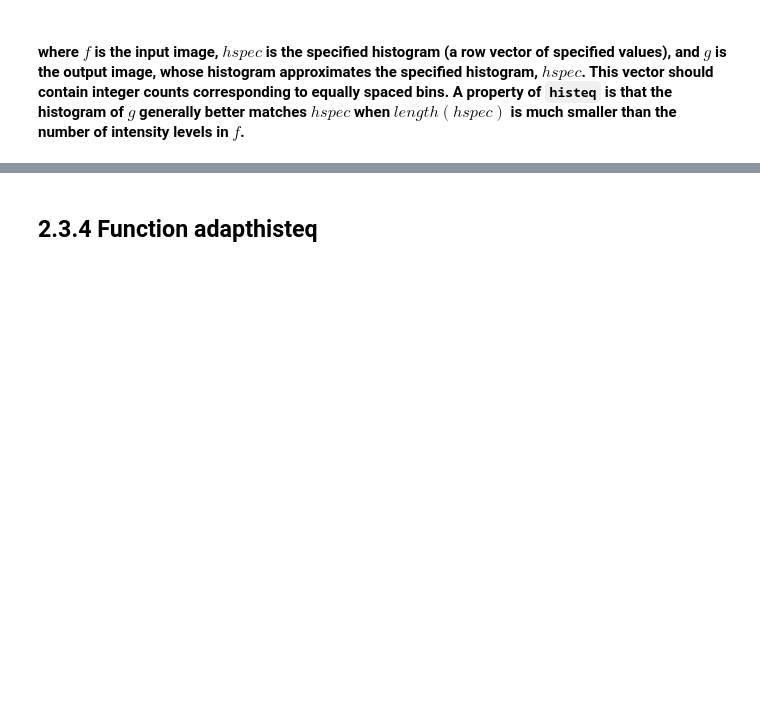
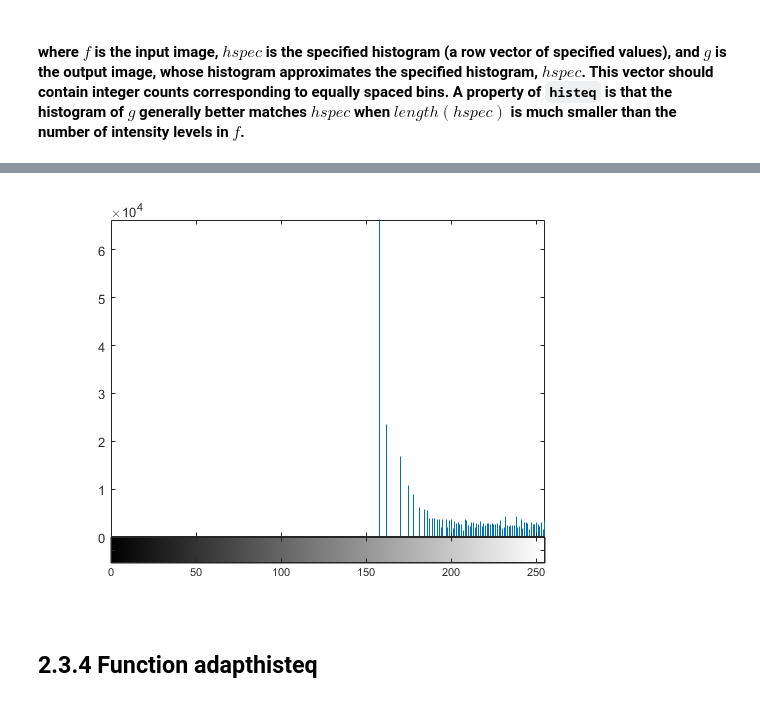
Before and after one commit to SunYufei/dipum2e, a Jupyter notebook: Chapter 2/2.3.ipynb, the cells around one changed output, grey strips where cells are left out. Saved outputs shown, nothing was run; the diff lists cells and outputs as text; code cells hidden in the pictures; blank space fills up the shorter version.

```diff
--- a/Chapter 2/2.3.ipynb
+++ b/Chapter 2/2.3.ipynb
@@ -197,3 +207,7 @@ subplot(224), imhist(f1)
+# %%
+imhist(f1)
+# %% [output]
+[figure, added]
 # %% [markdown]
 ## 2.3.4 Function adapthisteq
 # %% [markdown]
```
Also changed, not shown: parts of 9 cells of this notebook, 7 other files.
